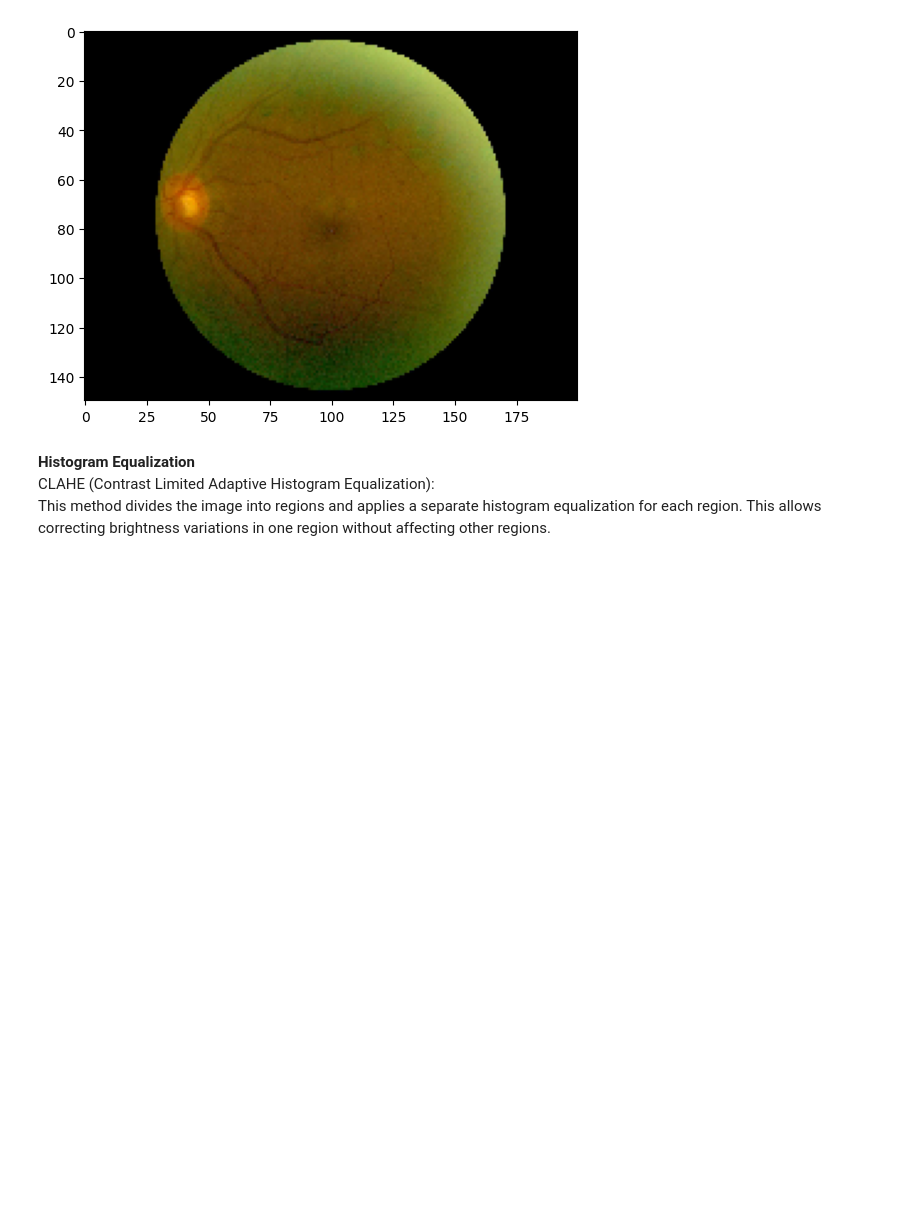
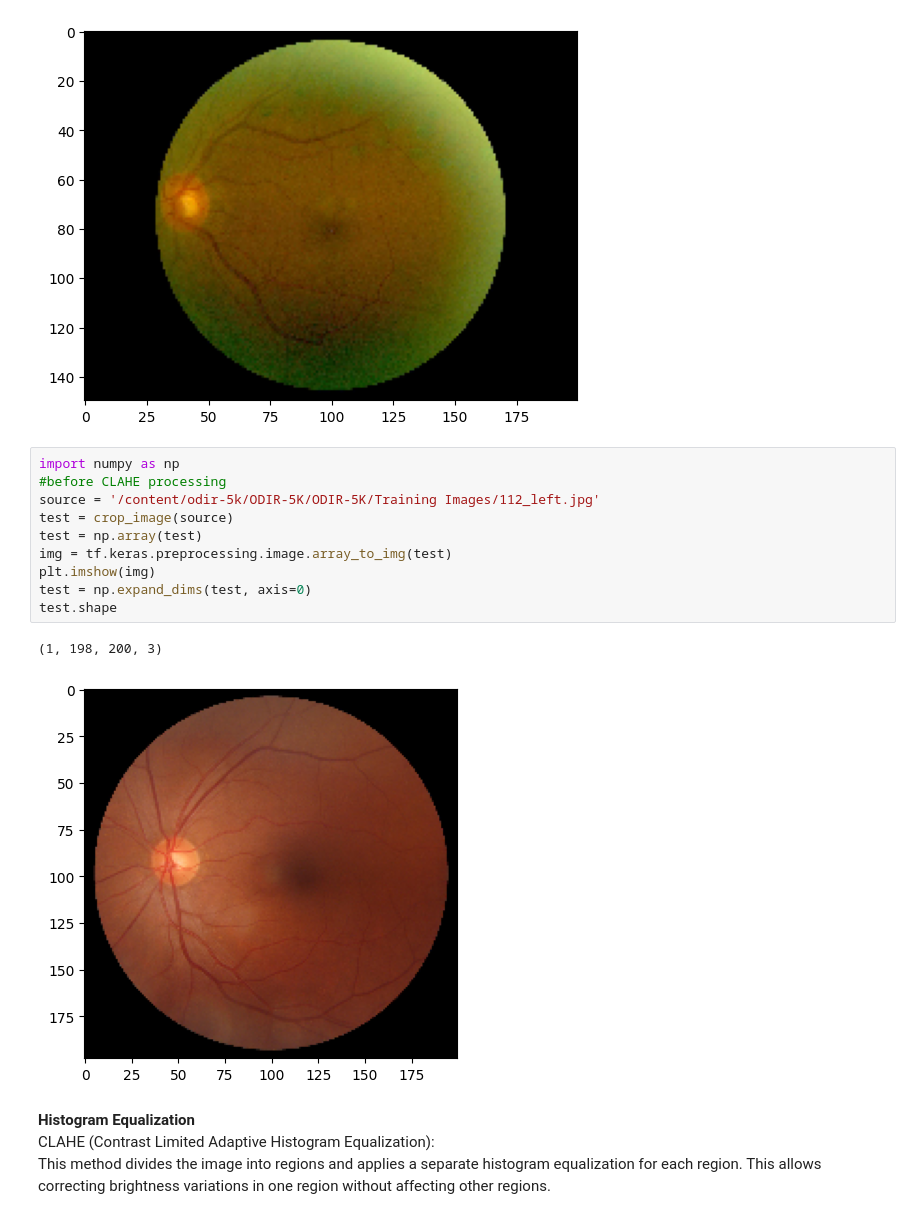
Before and after one commit to SefiyeArican/Ocular-Disease-Recognition, a Jupyter notebook: Fundus_Image_Processing_Eng.ipynb, the cells around one changed output. Saved outputs shown, nothing was run; the diff lists cells and outputs as text; blank space fills up the shorter version.

```diff
--- a/Fundus_Image_Processing_Eng.ipynb
+++ b/Fundus_Image_Processing_Eng.ipynb
@@ -945,6 +1060,19 @@ test.shape
 # %% [output]
 (1, 150, 200, 3)
 [figure]
+# %%
+import numpy as np
+#before CLAHE processing
+source = '/content/odir-5k/ODIR-5K/ODIR-5K/Training Images/112_left.jpg'
+test = crop_image(source)
+test = np.array(test)
+img = tf.keras.preprocessing.image.array_to_img(test)
+plt.imshow(img)
+test = np.expand_dims(test, axis=0)
+test.shape
+# %% [output]
+(1, 198, 200, 3)
+[figure, added]
 # %% [markdown]
 **Histogram Equalization**<br>
 CLAHE (Contrast Limited Adaptive Histogram Equalization):<br>
```
Also changed, not shown: parts of 29 cells of this notebook.
